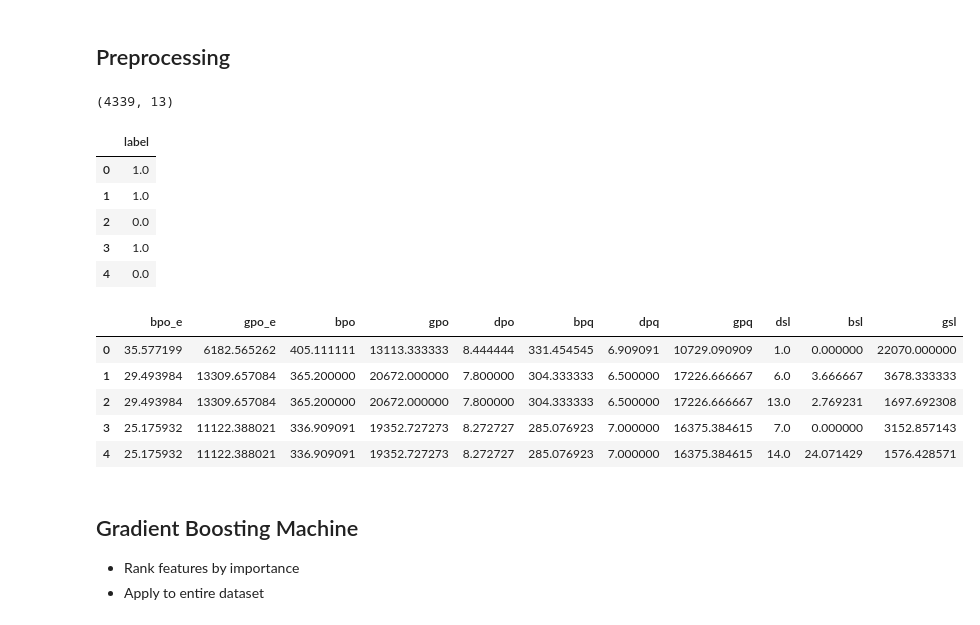
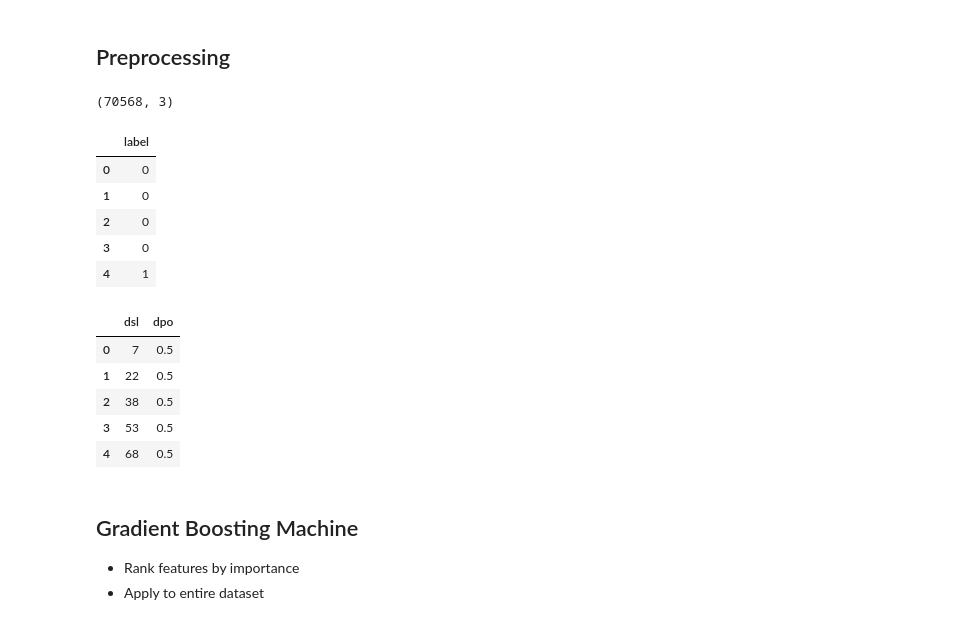
Before and after one commit to shawlu95/Purchase-Intent-Model, a Jupyter notebook: model.ipynb, the cells around one changed output. Cells and saved outputs as stored; diff of their text form; code cells hidden in the pictures.

```diff
--- a/model.ipynb
+++ b/model.ipynb
@@ -42,7 +42,7 @@
 # %% [markdown]
 ## Load Dataset
 # %%
-file_prefix = "sample_100_dataset_v2_d7"
+file_prefix = "sl_2017_18_jul_baby_dsl_dpo"
 sub_dir = "data"
 # %%
 path = os.path.join(cwd, sub_dir, file_prefix + ".csv")
@@ -116,34 +108,34 @@ df_inspect.set_index("note").T
 ## Preprocessing
 # %%
 # drop bad features here
-df = df.drop(["gpd"], axis = 1)
+df = df.drop([key_srl, "ref_dt", "rct_dt"], axis = 1)
 # %%
 df = df.dropna()
 print(df.shape)
 # %% [output]
-(4339, 13)
+(70568, 3)
 # %%
 # separate label into another dataframe
 df_labl = df[[key_label]]
 df_labl.head()
 # %% [output]
 |  | label |
-| 0 | 1.0 |
-| 1 | 1.0 |
-| 2 | 0.0 |
-| 3 | 1.0 |
-| 4 | 0.0 |
+| 0 | 0 |
+| 1 | 0 |
+| 2 | 0 |
+| 3 | 0 |
+| 4 | 1 |
 # %%
 # extract input features
-df_data = df.drop([key_dt, key_label], axis = 1)
+df_data = df.drop([key_label], axis = 1)
 df_data.head()
 # %% [output]
-|  | bpo_e | gpo_e | bpo | gpo | dpo | bpq | dpq | gpq | dsl | bsl | gsl |
-| 0 | 35.577199 | 6182.565262 | 405.111111 | 13113.333333 | 8.444444 | 331.454545 | 6.909091 | 10729.090909 | 1.0 | 0.000000 | 22070.000000 |
-| 1 | 29.493984 | 13309.657084 | 365.200000 | 20672.000000 | 7.800000 | 304.333333 | 6.500000 | 17226.666667 | 6.0 | 3.666667 | 3678.333333 |
-| 2 | 29.493984 | 13309.657084 | 365.200000 | 20672.000000 | 7.800000 | 304.333333 | 6.500000 | 17226.666667 | 13.0 | 2.769231 | 1697.692308 |
-| 3 | 25.175932 | 11122.388021 | 336.909091 | 19352.727273 | 8.272727 | 285.076923 | 7.000000 | 16375.384615 | 7.0 | 0.000000 | 3152.857143 |
-| 4 | 25.175932 | 11122.388021 | 336.909091 | 19352.727273 | 8.272727 | 285.076923 | 7.000000 | 16375.384615 | 14.0 | 24.071429 | 1576.428571 |
+|  | dsl | dpo |
+| 0 | 7 | 0.5 |
+| 1 | 22 | 0.5 |
+| 2 | 38 | 0.5 |
+| 3 | 53 | 0.5 |
+| 4 | 68 | 0.5 |
 # %% [markdown]
 ## Gradient Boosting Machine
 * Rank features by importance
```
Also changed, not shown: parts of 25 cells of this notebook, 8 other files.
